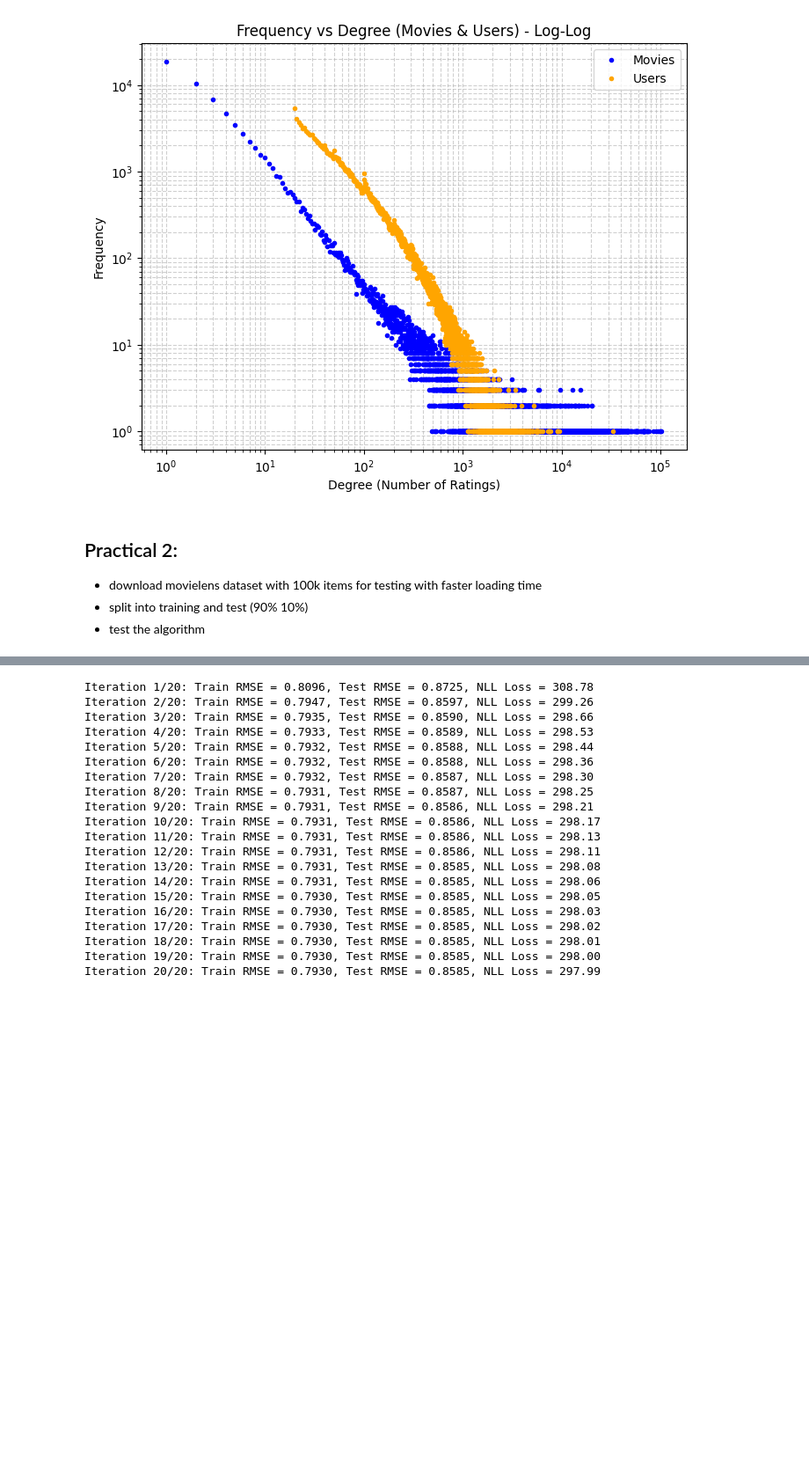
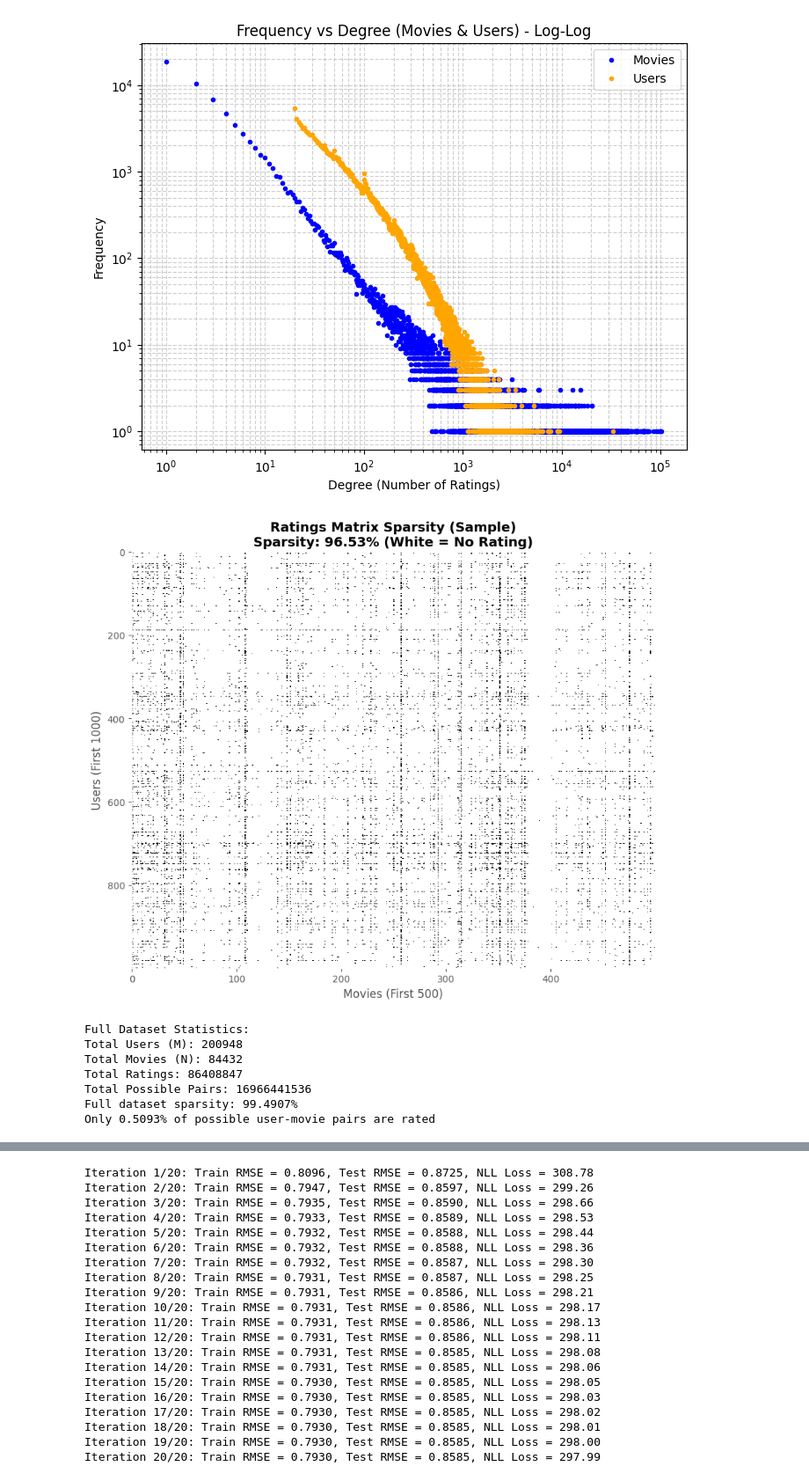
Before and after one commit to hassanql/mlas, a Jupyter notebook: ml_at_scale_draft.ipynb, the cells around one changed output, grey strips where cells are left out. Shown at 88% size. Drawn from its saved outputs; the diff is of its cells as text; code cells hidden in the pictures; blank space fills up the shorter version.

```diff
--- a/ml_at_scale_draft.ipynb
+++ b/ml_at_scale_draft.ipynb
@@ -262,8 +274,68 @@ def plot_frequency_vs_degree(ratings_data):
 plot_frequency_vs_degree(data)
 # %% [output]
 [figure]
-# %% [markdown]
-## Practical 2:
-- download movielens dataset with 100k items for testing with faster loading time
-- split into training and test (90% 10%)
-- test the algorithm
+# %%
+def plot_sparsity_sample():
+    """Visualize sparsity with a sample of the ratings matrix"""
+
+    # Take a small sample (first 1000 users, first 500 movies)
+    sample_users = 1000
+    sample_movies = 500
+
+    # Create sparse matrix
+    sparse_matrix = np.zeros((sample_users, sample_movies))
+
+    for user_idx in range(min(sample_users, M)):
+        ratings = get_user_train_ratings(user_idx)
+        for movie_idx, rating in ratings:
+            # FIX 1: Ensure movie_idx is an integer
+            m_idx = int(movie_idx)
+            if m_idx < sample_movies:
+                sparse_matrix[user_idx, m_idx] = 1  # Just mark as non-zero
+
+    # Calculate sparsity of the SAMPLE
+    total_entries = sample_users * sample_movies
+    filled_entries = np.sum(sparse_matrix > 0)
+    sparsity = 100 * (1 - filled_entries / total_entries)
+
+    # Plot
+    plt.figure(figsize=(10, 8))
+    # cmap='binary' makes 0 white and 1 black.
+    # Use cmap='Greys' or invert if you want black dots on white background.
+    plt.imshow(sparse_matrix, aspect='auto', cmap='Greys', interpolation='none')
+    plt.xlabel(f'Movies (First {sample_movies})', fontsize=12)
+    plt.ylabel(f'Users (First {sample_users})', fontsize=12)
+    plt.title(f'Ratings Matrix Sparsity (Sample)\n'
+              f'Sparsity: {sparsity:.2f}% (White = No Rating)',
+              fontsize=14, fontweight='bold')
+
+    plt.savefig('sparsity_visualization.pdf', bbox_inches='tight')
+    plt.show()
+
+    # --- Full Dataset Sparsity Analysis ---
+
+    total_possible = M * N
+    # FIX 2: len(train_ratings_by_user) is likely just 'M' (number of users),
+    # not the total number of ratings. We need to sum the lengths.
+    actual_ratings = sum(len(user_ratings) for user_ratings in train_ratings_by_user)
+
+    full_sparsity = 100 * (1 - actual_ratings / total_possible)
+
+    print("\nFull Dataset Statistics:")
+    print(f"Total Users (M): {M}")
+    print(f"Total Movies (N): {N}")
+    print(f"Total Ratings: {actual_ratings}")
+    print(f"Total Possible Pairs: {total_possible}")
+    print(f"Full dataset sparsity: {full_sparsity:.4f}%")
+    print(f"Only {100 - full_sparsity:.4f}% of possible user-movie pairs are rated")
+
+plot_sparsity_sample()
+# %% [output]
+[figure, added]
+Full Dataset Statistics:
+Total Users (M): 200948
+Total Movies (N): 84432
+Total Ratings: 86408847
+Total Possible Pairs: 16966441536
+Full dataset sparsity: 99.4907%
+Only 0.5093% of possible user-movie pairs are rated
```
Also changed, not shown: parts of 88 cells of this notebook, 50 other files.
